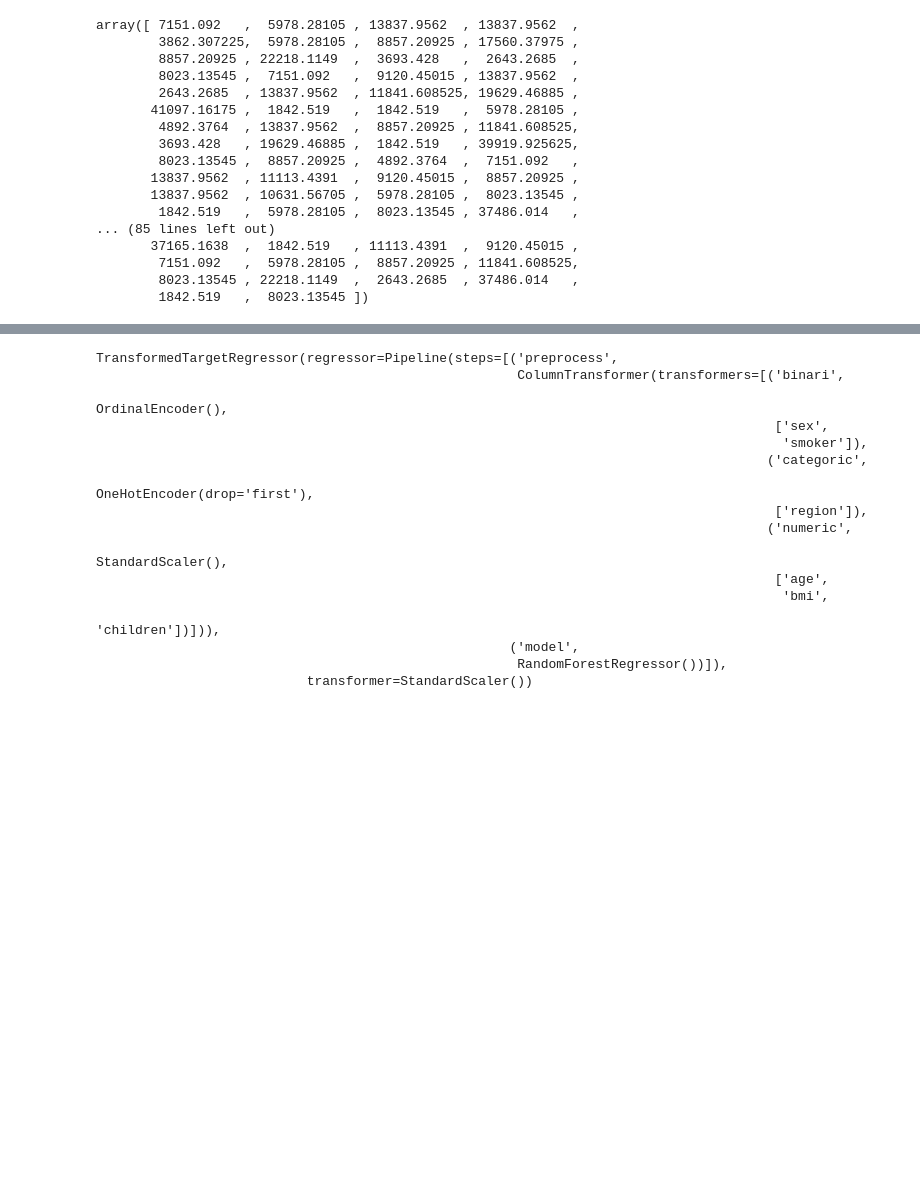
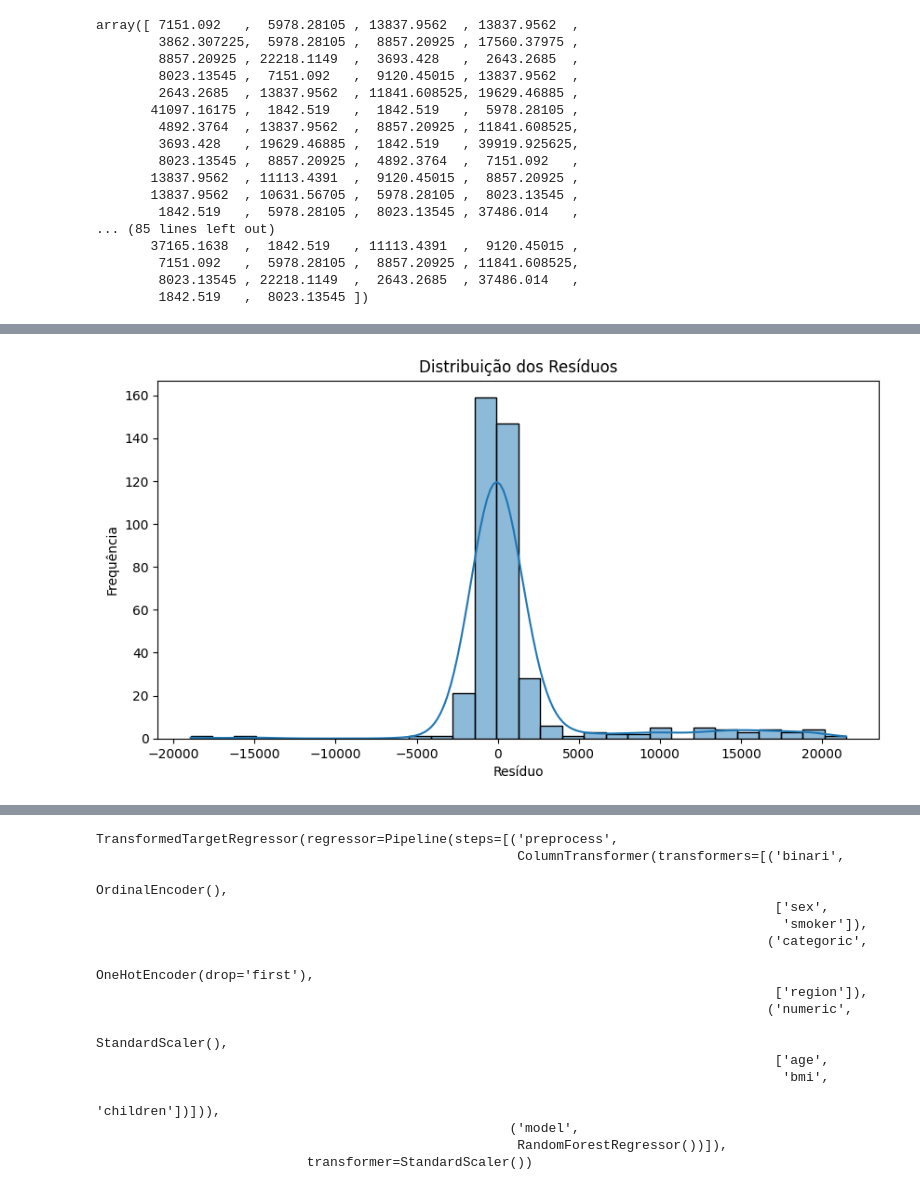
Before and after one commit to Rd-Brito13/Previsao-de-custos-de-seguro-de-saude, a Jupyter notebook: notebook/Regressor.ipynb, the cells around one changed output, grey strips where cells are left out. Cells and saved outputs as stored; diff of their text form; code cells hidden in the pictures; blank space fills up the shorter version.

```diff
--- a/notebook/Regressor.ipynb
+++ b/notebook/Regressor.ipynb
@@ -2007,13 +2198,11 @@ TransformedTargetRegressor(regressor=Pipeline(steps=[('preprocess',
 # %%
-parametros_grid = dict(regressor__model__criterion = ['squared_error', 'friedman_mse', 'absolute_error'], regressor__model__random_state = [5,15,20,48,3], regressor__model__max_depth = [5,10,3,9,12])
-#Printa a quantidade de combinações geradas pelos hyper
-print('Numero de combinações de hiperparametros: {}'.format(len(parametros_grid['regressor__model__criterion']) * len(parametros_grid['regressor__model__random_state'] * len(parametros_grid['regressor__model__max_depth']))))
-#define o modelo de ML que será utilizado, os hiperparametros, o scoring e a quantidade de divisões para validação cruzada
-grid_arvore = GridSearchCV(decision_escalonado, parametros_grid, scoring='r2', cv = 4)
+parametros_random_tree = RandomizedSearchCV(estimator = decision_escalonado, param_distributions = {'regressor__model__criterion':['squared_error','friedman_mse','absolute_error'], 'regressor__model__max_depth': sts.randint(1,10),
+                                                                                                    'regressor__model__min_samples_leaf':sts.randint(2,8), 'regressor__model__min_samples_split': sts.randint(2,8)},
+                                                                                                    scoring = 'r2', cv = 4, random_state = 0)
 #passa os dados de treino para o modelo avaliar os melhores
-grid_arvore.fit(x_treino, y_treino)
-print('Melhor hiperparametro: {}'.format(grid_arvore.best_params_))
-print('Melhor score: {}'.format(grid_arvore.best_score_))
+parametros_random_tree.fit(x_treino, y_treino)
+print('Melhor hiperparametro: {}'.format(parametros_random_tree.best_params_))
+print('Melhor score: {:.2%}'.format(parametros_random_tree.best_score_))
 #define os melhores hiperparametros do modelo e atribui a variavel
-melhor_pipeline = grid_arvore.best_estimator_
+melhor_tree = parametros_random_tree.best_estimator_
 # %% [output]
@@ -2030,7 +2218,7 @@ Coeficiente de Determinação: 84.13%
 # %%
 #realizando as previsões do teste para comparar no olho com o target real
-previsoes = melhor_pipeline.predict(x_teste)
-previsoes
+previsoes_tree = melhor_pipeline.predict(x_teste)
+previsoes_tree
 # %% [output]
 array([ 7151.092   ,  5978.28105 , 13837.9562  , 13837.9562  ,
         3862.307225,  5978.28105 ,  8857.20925 , 17560.37975 ,
@@ -2088,0 +2300,5 @@ Coeficiente de determinação médio: 83.38%
+# %%
+# CÁLCULO DOS RESÍDUOS
+residuos_tree = y_teste - previsoes_tree
+# EXIBINDO OS PRIMEIROS RESÍDUOS
+residuos_tree.head()
@@ -2088,0 +2319,10 @@ Coeficiente de determinação médio: 83.38%
+# %%
+# DISTRIBUIÇÃO DOS RESÍDUOS
+plt.figure(figsize=(10,5)) # TAMANHO DA FIGURA
+sns.histplot(residuos_tree, kde=True, bins=30) # SELEÇÃO DOS RESÍDUOS, ATIVA A LINHA E NUMERO DE BINS
+plt.title("Distribuição dos Resíduos") # TITULO DO GRÁFICO
+plt.xlabel("Resíduo") # XLABEL
+plt.ylabel("Frequência") # Y LABEL
+plt.show() # EXIBE
+# %% [output]
+[figure, added]
```
Also changed, not shown: parts of 67 cells of this notebook.
